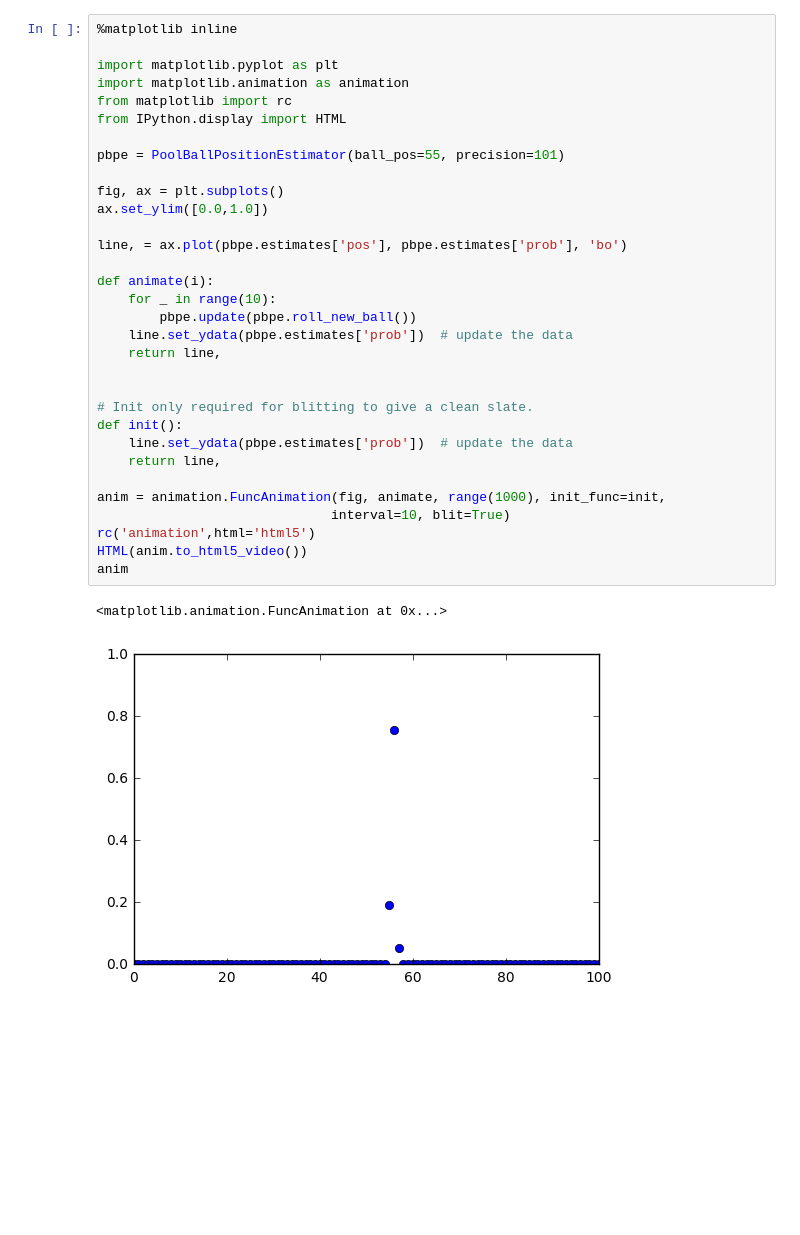
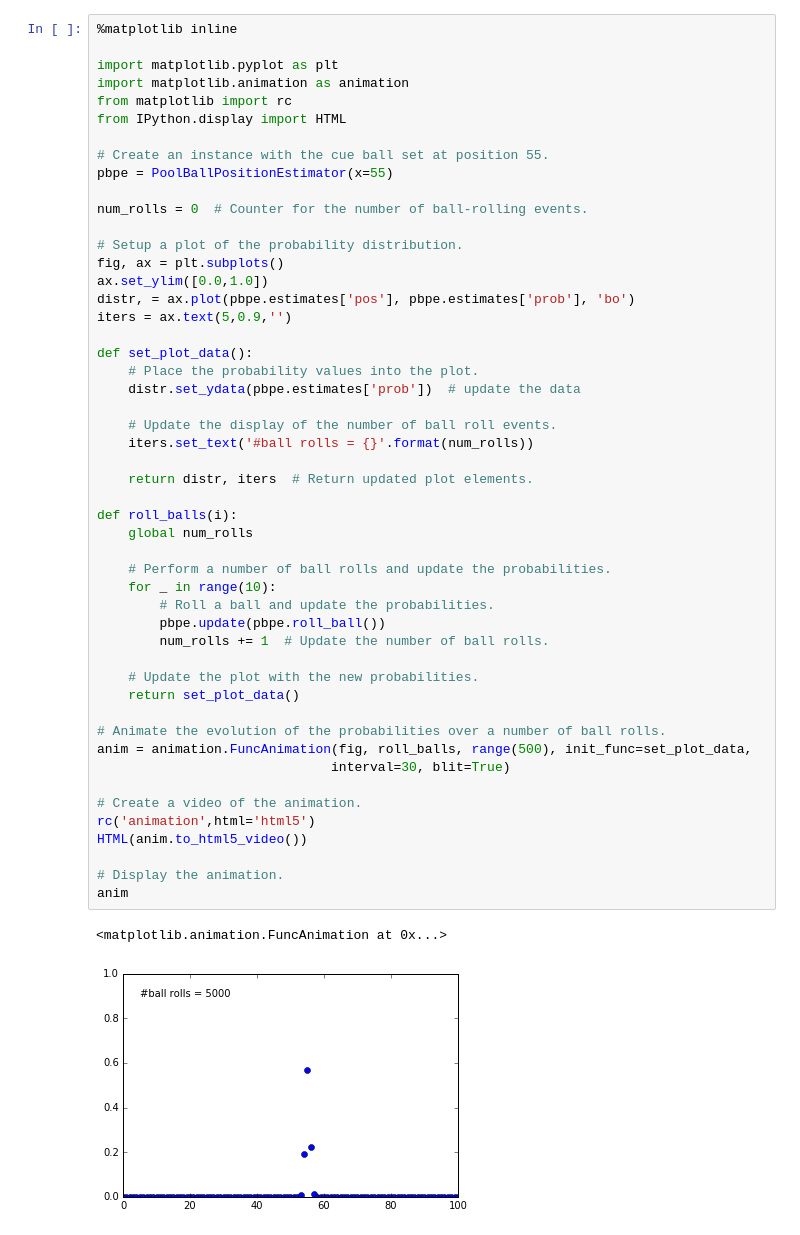
Before and after one commit to devbisme/bayes-pool-ball, a Jupyter notebook: PoolBallPositionEstimator.ipynb, the cells around one changed output. Cells and saved outputs as stored; diff of their text form; blank space fills up the shorter version.

```diff
--- a/PoolBallPositionEstimator.ipynb
+++ b/PoolBallPositionEstimator.ipynb
@@ -80,35 +136,53 @@ class PoolBallPositionEstimator:
 # %%
 %matplotlib inline
 
 import matplotlib.pyplot as plt
 import matplotlib.animation as animation
 from matplotlib import rc
 from IPython.display import HTML
 
-pbpe = PoolBallPositionEstimator(ball_pos=55, precision=101)
+# Create an instance with the cue ball set at position 55.
+pbpe = PoolBallPositionEstimator(x=55)
 
+num_rolls = 0  # Counter for the number of ball-rolling events.
+
+# Setup a plot of the probability distribution.
 fig, ax = plt.subplots()
 ax.set_ylim([0.0,1.0])
+distr, = ax.plot(pbpe.estimates['pos'], pbpe.estimates['prob'], 'bo')
+iters = ax.text(5,0.9,'')
 
-line, = ax.plot(pbpe.estimates['pos'], pbpe.estimates['prob'], 'bo')
+def set_plot_data():
+    # Place the probability values into the plot.
+    distr.set_ydata(pbpe.estimates['prob'])  # update the data
 
-def animate(i):
+    # Update the display of the number of ball roll events.
+    iters.set_text('#ball rolls = {}'.format(num_rolls))
+
+    return distr, iters  # Return updated plot elements.
+
+def roll_balls(i):
+    global num_rolls
+
+    # Perform a number of ball rolls and update the probabilities.
     for _ in range(10):
-        pbpe.update(pbpe.roll_new_ball())
-    line.set_ydata(pbpe.estimates['prob'])  # update the data
-    return line,
+        # Roll a ball and update the probabilities.
+        pbpe.update(pbpe.roll_ball())
+        num_rolls += 1  # Update the number of ball rolls.
 
+    # Update the plot with the new probabilities.
+    return set_plot_data()
 
-# Init only required for blitting to give a clean slate.
-def init():
-    line.set_ydata(pbpe.estimates['prob'])  # update the data
-    return line,
+# Animate the evolution of the probabilities over a number of ball rolls.
+anim = animation.FuncAnimation(fig, roll_balls, range(500), init_func=set_plot_data,
+                              interval=30, blit=True)
 
-anim = animation.FuncAnimation(fig, animate, range(1000), init_func=init,
-                              interval=10, blit=True)
+# Create a video of the animation.
 rc('animation',html='html5')
 HTML(anim.to_html5_video())
+
+# Display the animation.
 anim
 # %% [output]
 <matplotlib.animation.FuncAnimation at 0x...>
-[figure, old version]
+[figure, new version]
```
Also changed, not shown: parts of 5 cells of this notebook.
